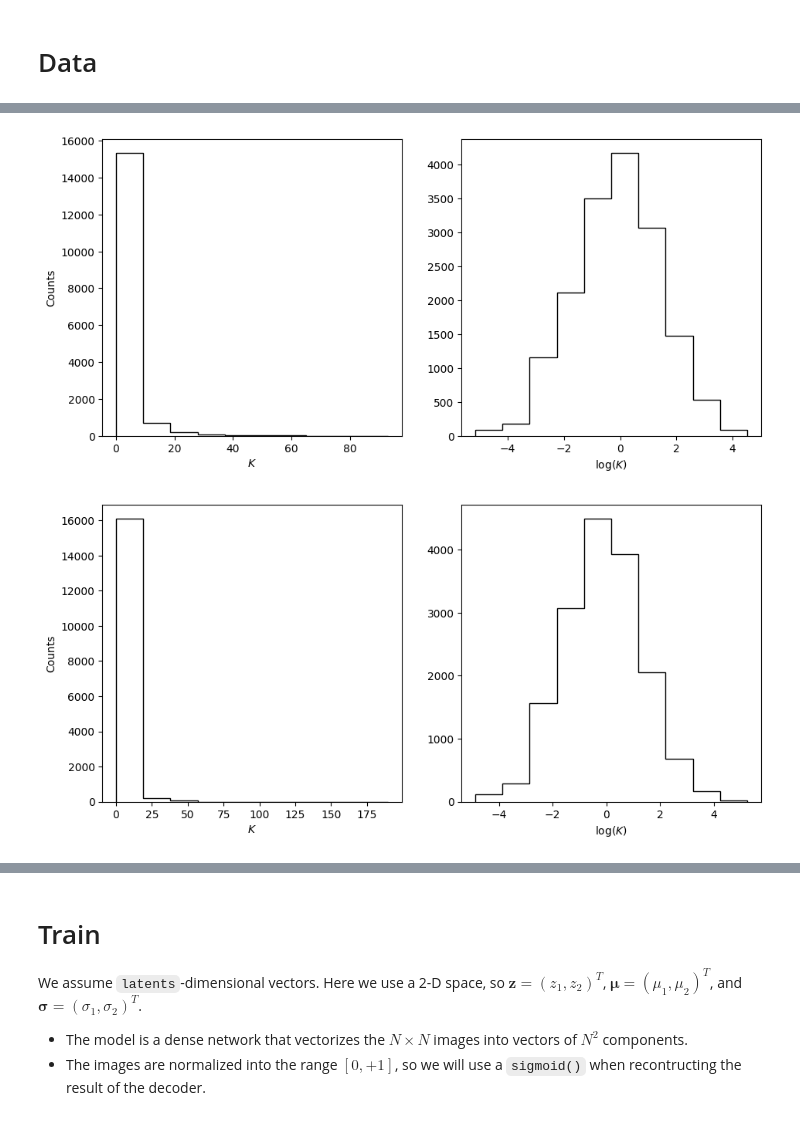
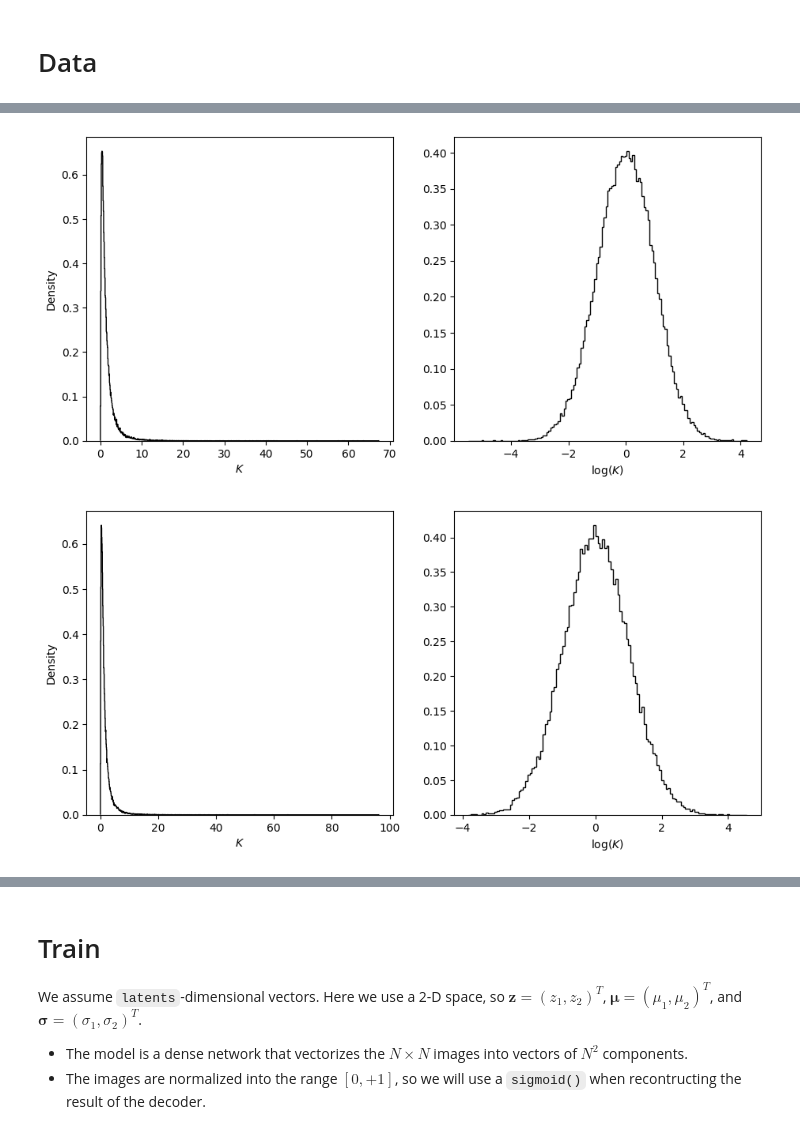
Before and after one commit to XxkmoxX/ML_variational_autoencoder, a Jupyter notebook: vae_connectivity.ipynb, the cells around one changed output, grey strips where cells are left out. Cells and saved outputs as stored; diff of their text form; code cells hidden in the pictures.

```diff
--- a/vae_connectivity.ipynb
+++ b/vae_connectivity.ipynb
@@ -205,10 +205,11 @@ def PlotSub(X,vmin=None,vmax=None):
 # %% [markdown]
 # Data
 # %%
-data_1 = jnp.load("/home/chris/projects/ml/ML_variational_autoencoder/medios_128Lcont/X_128L_ics_2.npy") # load the dataset
+data_1 = jnp.load("/home/chris/projects/ml/ML_variational_autoencoder/medios_256Lcont/X_256L_mg_ics_var1_lc8.npy") # load the dataset
 
-data_2 = jnp.load("/home/chris/projects/ml/ML_variational_autoencoder/medios_128Lcont/X_128L_hcs_2.npy") # load the dataset
+data_2 = jnp.load("/home/chris/projects/ml/ML_variational_autoencoder/medios_256Lcont/X_256L_mg_hcs_var1_lc8.npy") # load the dataset
 data   = jnp.concatenate([data_1, data_2], axis=0)    # use all available images
+data = data.reshape(256,256,256)
 data   = jnp.expand_dims(data, axis=-1)  # put "1" in the last dimension (number of channels)
 
 # # fake data
@@ -283,20 +286,20 @@ plt.imshow(jnp.log(data)[25], cmap='binary')
 # %%
 # Histogram without and with log()
 # Note: a map with a lognormal density turns into a map with a Gaussian density
 for kmap in [data_1[0],data_2[0]]:
     kmap = kmap.flatten()
     plt.figure(figsize=(11,5))
     plt.subplot(1,2,1)
-    plt.ylabel("Counts")
-    plt.hist(kmap, histtype='step',color="black")
+    plt.ylabel("Density")
+    plt.hist(kmap, bins='auto', histtype='step', density=True, color="black")
     plt.xlabel(r"$K$")
     plt.subplot(1,2,2)
-    plt.hist(jnp.log(kmap), histtype='step',color="black")
+    plt.hist(jnp.log(kmap), bins='auto', histtype='step', density=True, color="black")
     plt.xlabel(r"$\log(K)$")
     plt.show()
 # %% [output]
-[figure, old version]
+[figure, new version]
-[figure, old version]
+[figure, new version]
 # %%
 # Mean and std of each map in the training set:
 
```
Also changed, not shown: parts of 11 cells of this notebook, 2 other files.
